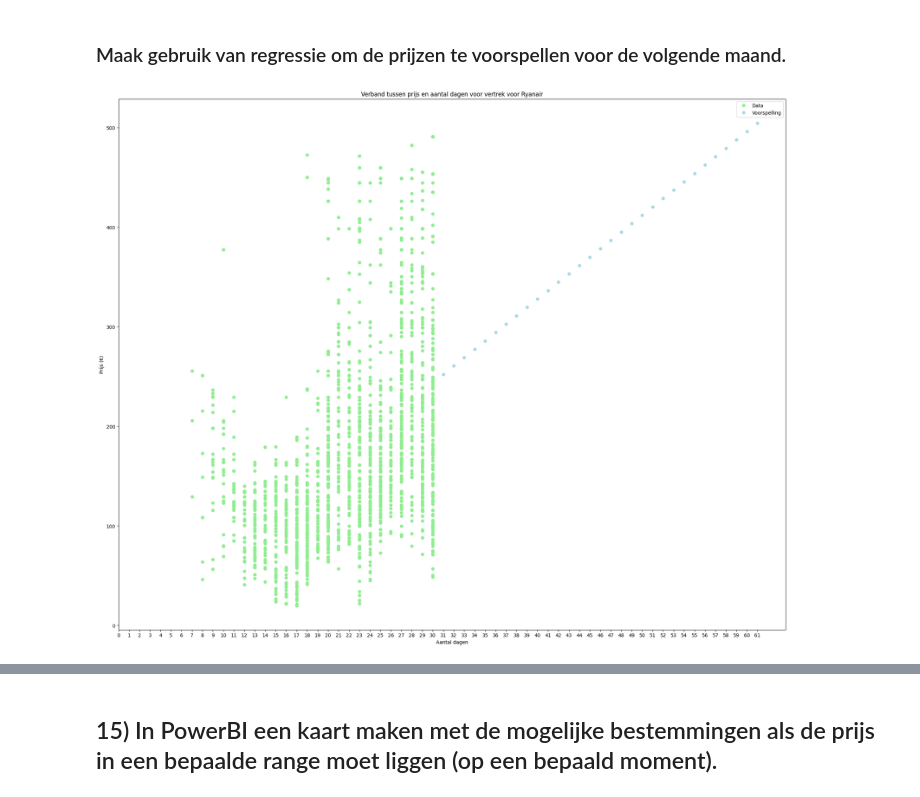
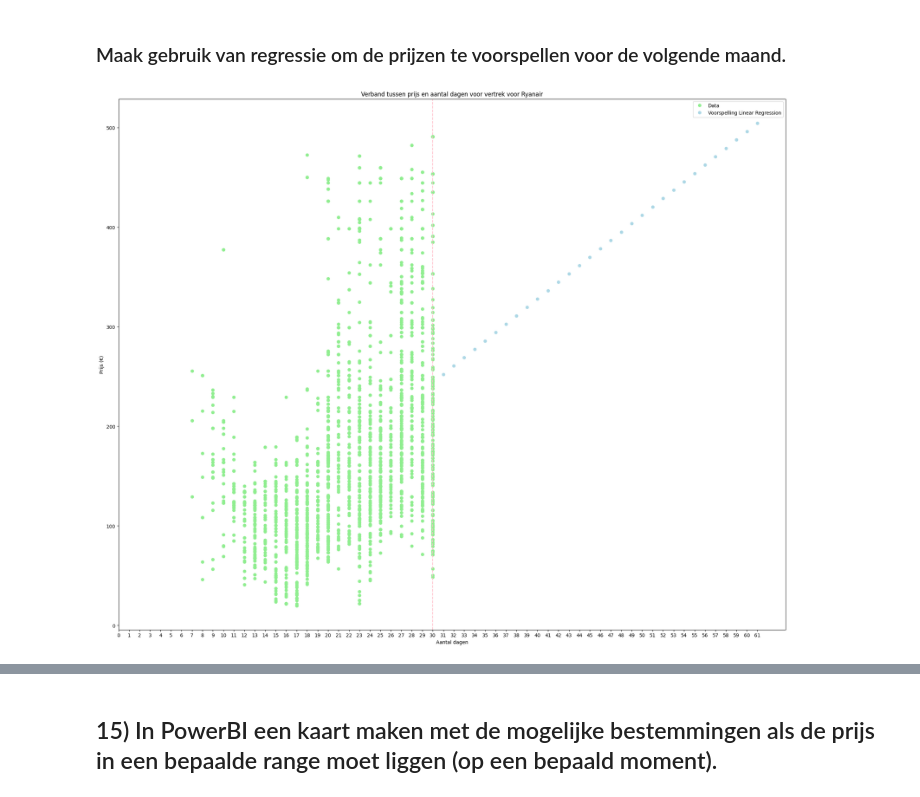
Before and after one commit to kyanamarckx/Data-Engineering-Project, a Jupyter notebook: analyse/analyse.ipynb, the cells around one changed output, grey strips where cells are left out. Drawn from its saved outputs; the diff is of its cells as text; code cells hidden in the pictures.

```diff
--- a/analyse/analyse.ipynb
+++ b/analyse/analyse.ipynb
@@ -272,36 +272,37 @@ data['departure_date'] = pd.to_datetime(data['departure_date'])
 
 # get date range for last month
 today = datetime.date.today()
 tomorrow = today + datetime.timedelta(days=1)
 last_month = today - pd.DateOffset(months=1)
 date_range = pd.date_range(start=last_month, end=today, freq='D')
 
 # filter data for last month
 data = data[data['departure_date'].isin(date_range)]
 
 # create linear regression model
-model = LinearRegression()
+lr = LinearRegression()
 
 # fit the model
 X_train = (data['departure_date'] - last_month).dt.days.values.reshape(-1, 1)
 y_train = data['price'].values.reshape(-1, 1)
-model.fit(X_train, y_train)
+lr.fit(X_train, y_train)
 
 # predict prices for next month
 next_month = today + pd.DateOffset(months=1)
 next_month_range = pd.date_range(start=tomorrow, end=next_month, freq='D')
 X_test = (next_month_range - last_month).days.values.reshape(-1, 1)
-y_pred = model.predict(X_test)
+y_pred_lr = lr.predict(X_test)
 
 # plot results
 plt.figure(figsize=(25, 20))
 plt.plot(X_train, y_train, 'o', color='lightgreen')
-plt.plot(X_test, y_pred, 'o', color='lightblue')
+plt.plot(X_test, y_pred_lr, 'o', color='lightblue')
+plt.axvline(x=30, color='pink', linestyle='--')
 plt.title('Verband tussen prijs en aantal dagen voor vertrek voor Ryanair')
 plt.xticks(range(0, 62, 1))
 plt.xlabel('Aantal dagen')
 plt.ylabel('Prijs (€)')
-plt.legend(['Data', 'Voorspelling'])
+plt.legend(['Data', 'Voorspelling Linear Regression'])
 plt.show()
 # %% [output]
-[figure, old version]
+[figure, new version]
```
Also changed, not shown: parts of 1 cell of this notebook.
